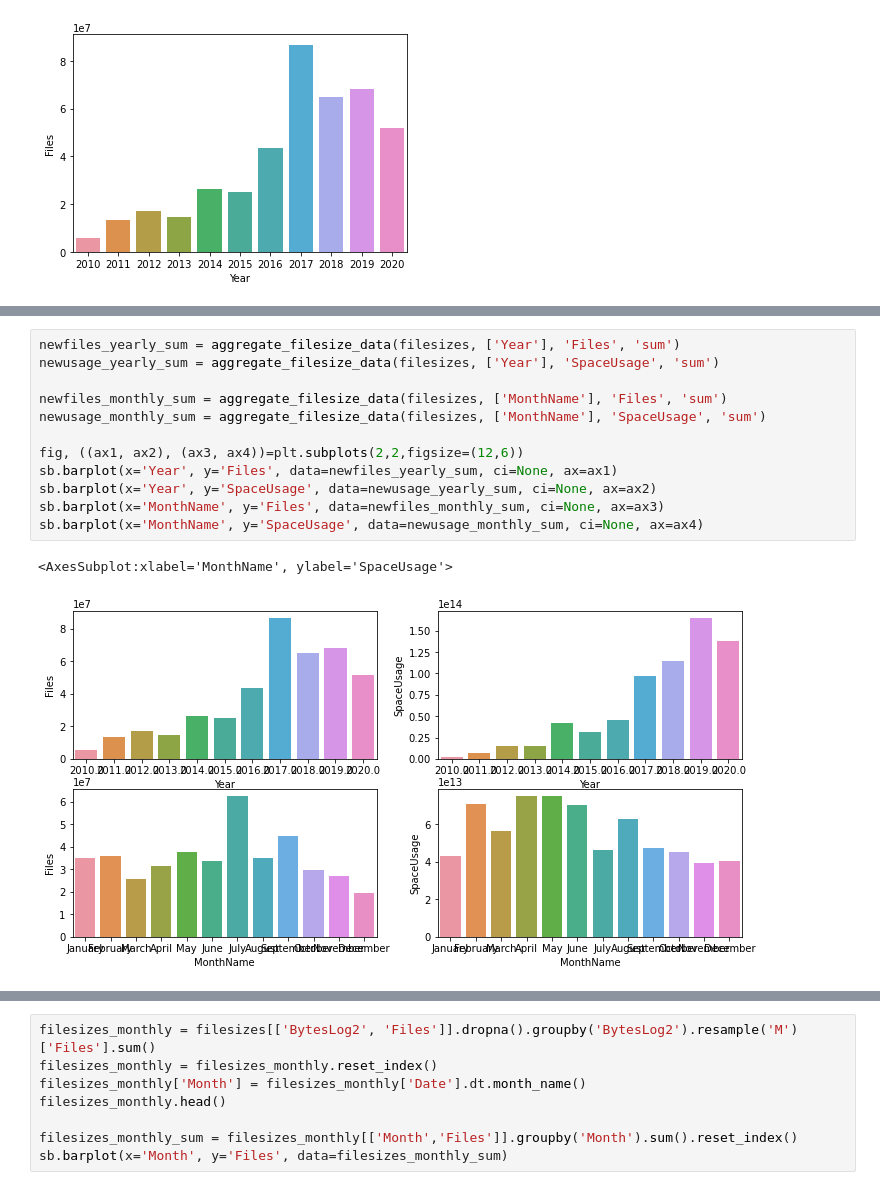
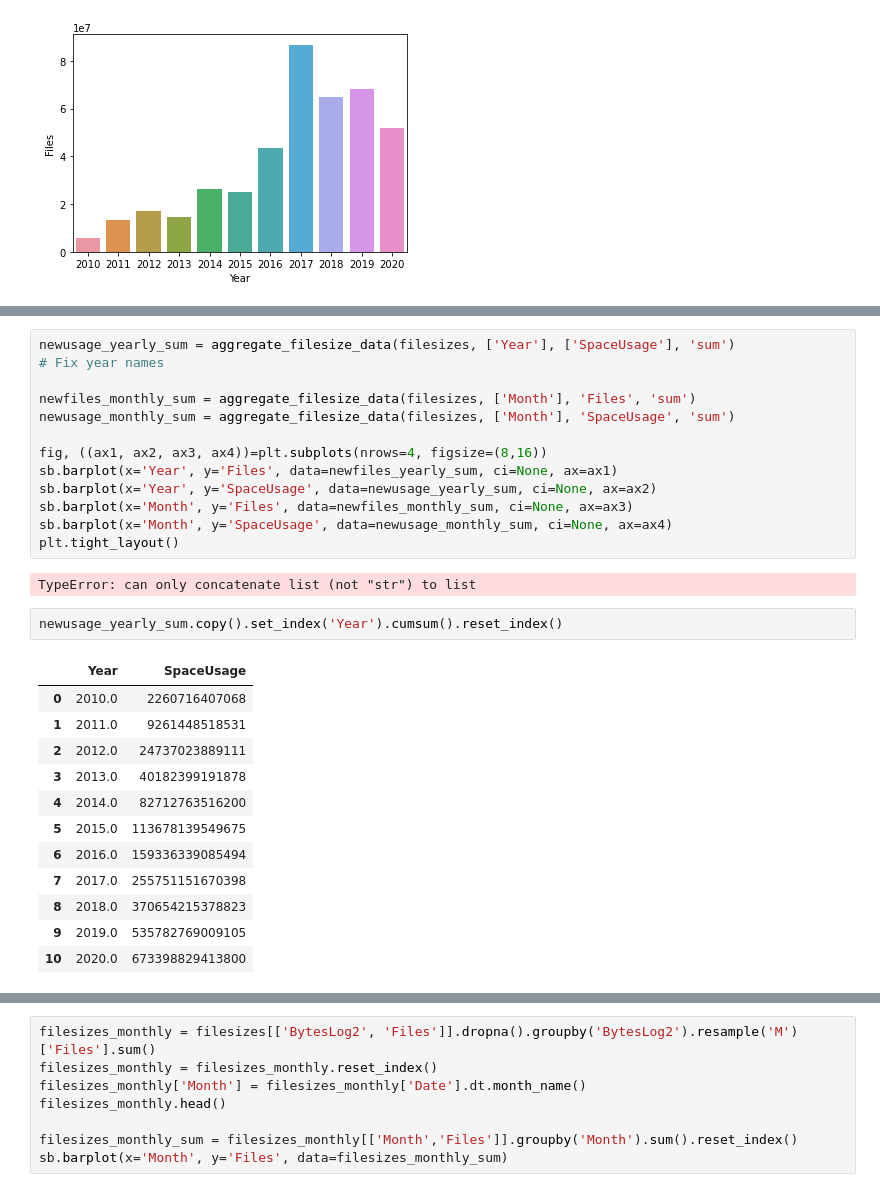
Before and after one commit to AaltoSciComp/data-analysis-workflows-course, a Jupyter notebook: python_exercises/ch3-python-lecture.ipynb, the cells around one changed output, grey strips where cells are left out. Drawn from its saved outputs; the diff is of its cells as text.

```diff
--- a/python_exercises/ch3-python-lecture.ipynb
+++ b/python_exercises/ch3-python-lecture.ipynb
@@ -128,15 +162,30 @@ sb.barplot(x='Year', y='Files', data=newfiles_yearly_sum, ci=None)
 # %%
-newfiles_yearly_sum = aggregate_filesize_data(filesizes, ['Year'], 'Files', 'sum')
-newusage_yearly_sum = aggregate_filesize_data(filesizes, ['Year'], 'SpaceUsage', 'sum')
+newusage_yearly_sum = aggregate_filesize_data(filesizes, ['Year'], ['SpaceUsage'], 'sum')
+# Fix year names
 
-newfiles_monthly_sum = aggregate_filesize_data(filesizes, ['MonthName'], 'Files', 'sum')
-newusage_monthly_sum = aggregate_filesize_data(filesizes, ['MonthName'], 'SpaceUsage', 'sum')
+newfiles_monthly_sum = aggregate_filesize_data(filesizes, ['Month'], 'Files', 'sum')
+newusage_monthly_sum = aggregate_filesize_data(filesizes, ['Month'], 'SpaceUsage', 'sum')
 
-fig, ((ax1, ax2), (ax3, ax4))=plt.subplots(2,2,figsize=(12,6))
+fig, ((ax1, ax2, ax3, ax4))=plt.subplots(nrows=4, figsize=(8,16))
 sb.barplot(x='Year', y='Files', data=newfiles_yearly_sum, ci=None, ax=ax1)
 sb.barplot(x='Year', y='SpaceUsage', data=newusage_yearly_sum, ci=None, ax=ax2)
-sb.barplot(x='MonthName', y='Files', data=newfiles_monthly_sum, ci=None, ax=ax3)
-sb.barplot(x='MonthName', y='SpaceUsage', data=newusage_monthly_sum, ci=None, ax=ax4)
+sb.barplot(x='Month', y='Files', data=newfiles_monthly_sum, ci=None, ax=ax3)
+sb.barplot(x='Month', y='SpaceUsage', data=newusage_monthly_sum, ci=None, ax=ax4)
+plt.tight_layout()
 # %% [output]
-<AxesSubplot:xlabel='MonthName', ylabel='SpaceUsage'>
+TypeError: can only concatenate list (not "str") to list
-[figure, removed]
+# %%
+newusage_yearly_sum.copy().set_index('Year').cumsum().reset_index()
+# %% [output]
+|  | Year | SpaceUsage |
+| 0 | 2010.0 | 2260716407068 |
+| 1 | 2011.0 | 9261448518531 |
+| 2 | 2012.0 | 24737023889111 |
+| 3 | 2013.0 | 40182399191878 |
+| 4 | 2014.0 | 82712763516200 |
+| 5 | 2015.0 | 113678139549675 |
+| 6 | 2016.0 | 159336339085494 |
+| 7 | 2017.0 | 255751151670398 |
+| 8 | 2018.0 | 370654215378823 |
+| 9 | 2019.0 | 535782769009105 |
+| 10 | 2020.0 | 673398829413800 |
```
Also changed, not shown: parts of 4 cells of this notebook, 2 other files.
